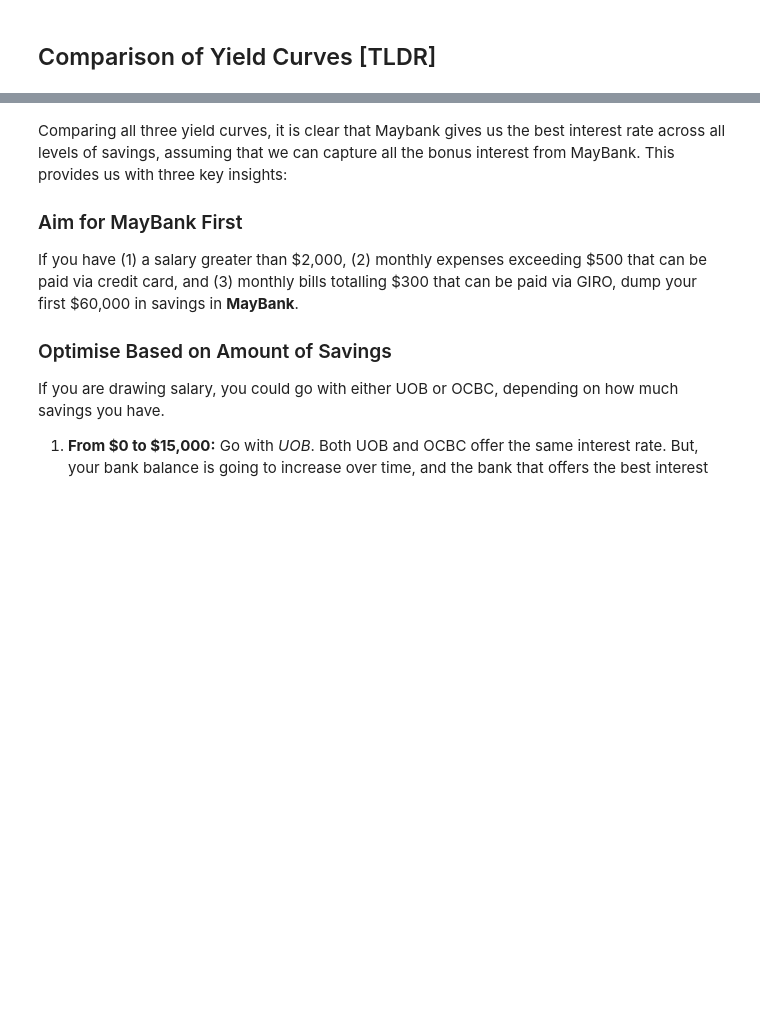
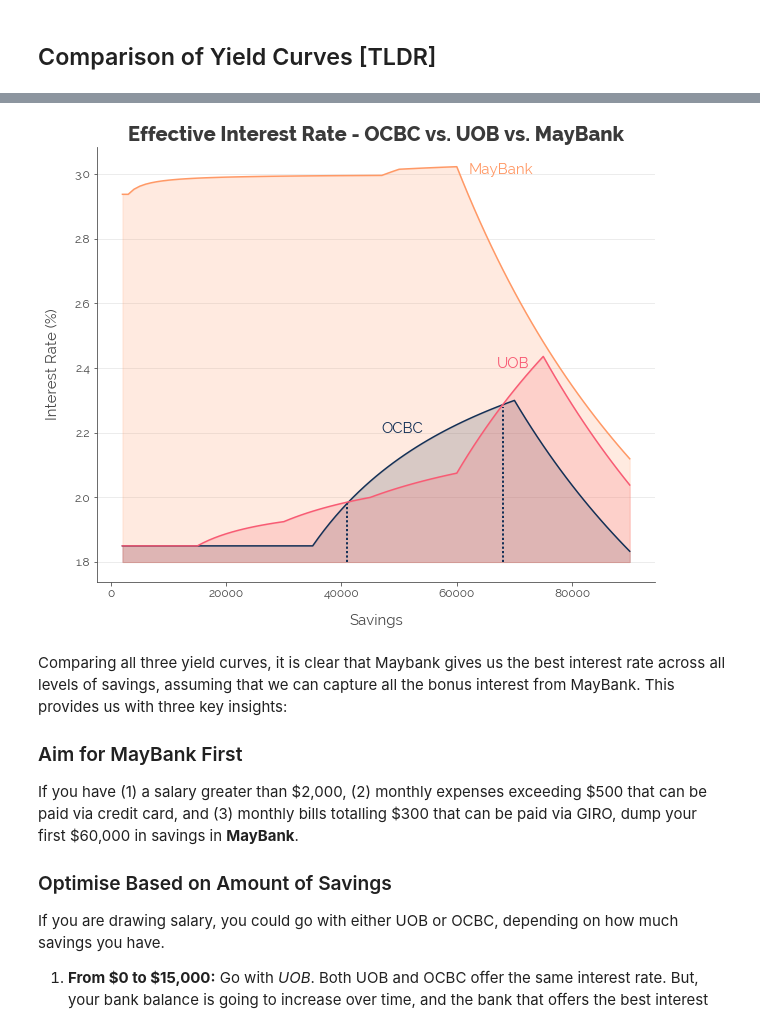
Before and after one commit to chrischow/dataandstuff, a Jupyter notebook: notebooks/2018-10-13-optimising-your-bank.ipynb, the cells around one changed output, grey strips where cells are left out. Drawn from its saved outputs; the diff is of its cells as text; code cells hidden in the pictures; blank space fills up the shorter version.

Commit message:
Updated graph; notebooks

```diff
--- a/notebooks/2018-10-13-optimising-your-bank.ipynb
+++ b/notebooks/2018-10-13-optimising-your-bank.ipynb
@@ -283,3 +279,14 @@ With the MayBank SaveUp account, we can hit a maximum of **3.02%** with savings
+# %%
+# Combine data
+df = pd.DataFrame()
+df['savings'] = ocbc.savings
+df['ocbc_eir'] = ocbc.eir
+df['uob_eir'] = uob.eir
+df['maybank_eir'] = maybank.eir
+
+# CODE FOR CUSTOM GRAPHICS NOT INCLUDED
+# %% [output]
+[figure, added]
 # %% [markdown]
 Comparing all three yield curves, it is clear that Maybank gives us the best interest rate across all levels of savings, assuming that we can capture all the bonus interest from MayBank. This provides us with three key insights:
 
```
Also changed, not shown: parts of 1 cell of this notebook, 1 other file.
